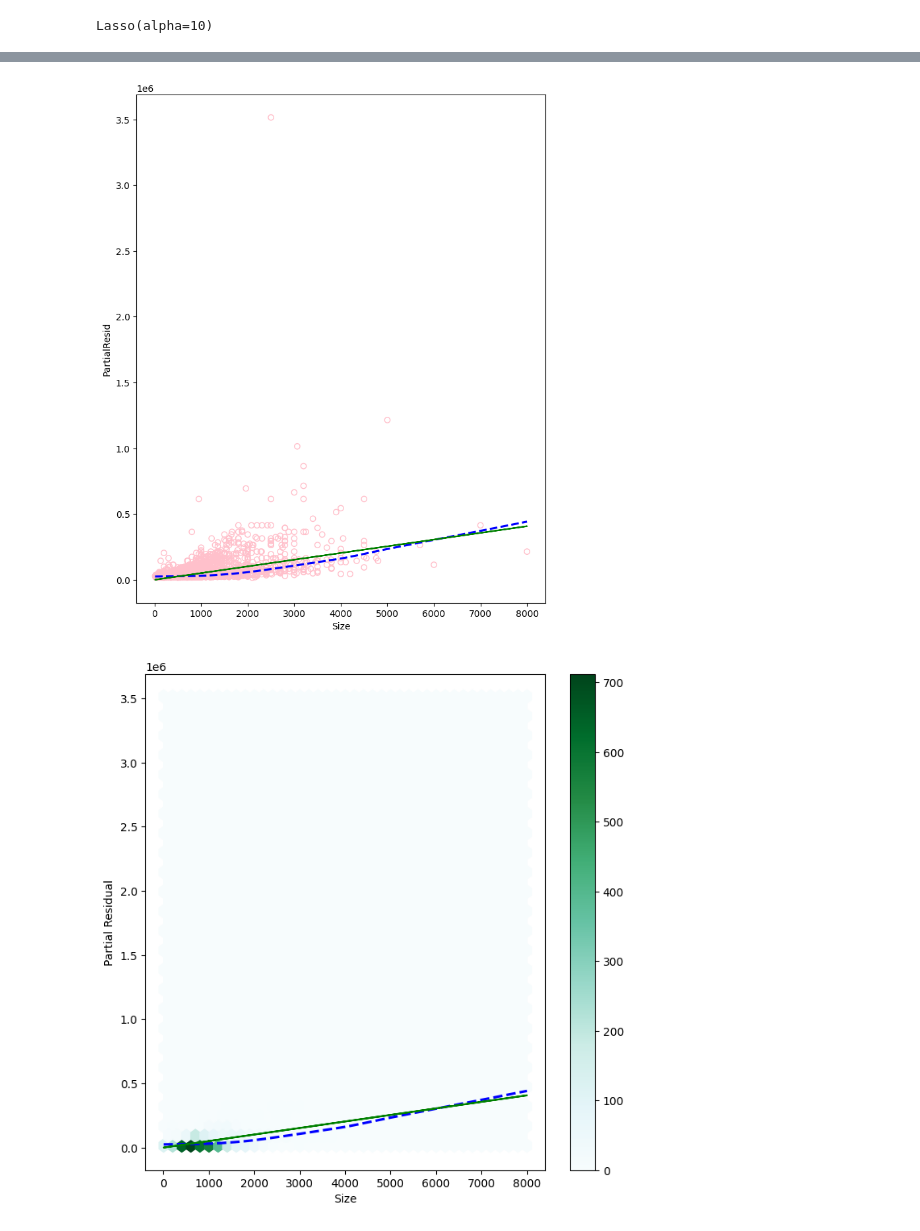
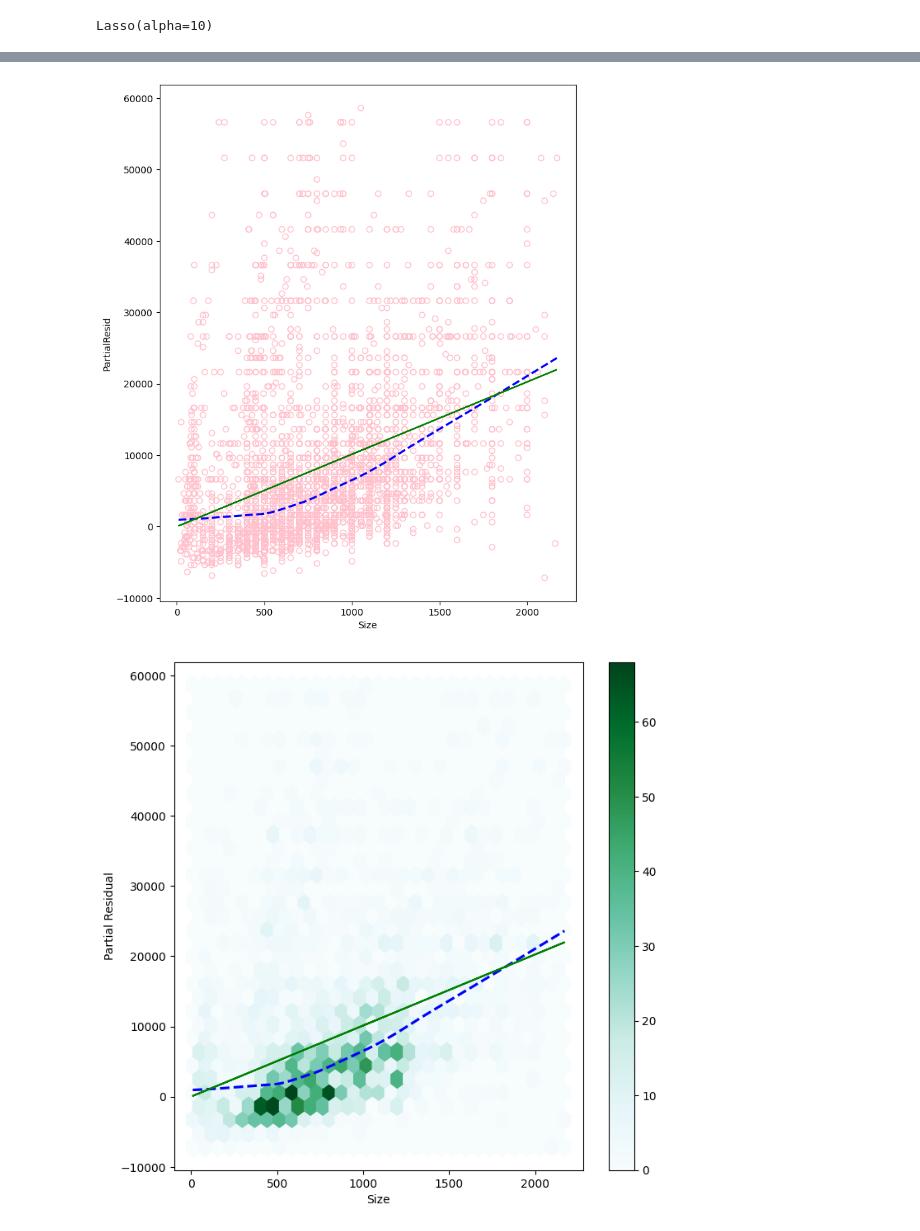
Before and after one commit to NurmukhamedKZ/Data-Projects, a Jupyter notebook: house_rent_predictor/main.ipynb, the cells around one changed output, grey strips where cells are left out. Drawn from its saved outputs; the diff is of its cells as text; code cells hidden in the pictures.

```diff
--- a/house_rent_predictor/main.ipynb
+++ b/house_rent_predictor/main.ipynb
@@ -230,7 +230,9 @@ house["floor_group"] = house["floor_group"].astype("category")
 house["Total_floors"] = house["Floor"].apply(lambda x: int(x.split(" ")[-1]) if "out of" in x else 1)
 
 # Extract month from Posted On
-house["Month"] = pd.to_datetime(house["Posted On"]).dt.month
+house["Month"] = [str(month) for month in pd.to_datetime(house["Posted On"]).dt.month]
+
+# house["Month"] = pd.to_datetime(house["Posted On"]).dt.month
 
 house
 # %% [output]
@@ -282,0 +252,19 @@ house
+# %%
+def remove_outliers(df, columns):
+    df_clean = df.copy()
+    for col in columns:
+        Q1 = df[col].quantile(0.25)
+        Q3 = df[col].quantile(0.75)
+        IQR = Q3 - Q1
+        df_clean = df_clean[(df_clean[col] >= Q1 - 1.5*IQR) &
+                           (df_clean[col] <= Q3 + 1.5*IQR)]
+    return df_clean
+
+# Remove outliers from numerical columns
+numerical_cols = ["Size", "Rent", 'Total_floors']
+house = remove_outliers(house, numerical_cols)
+
+def adjusted_r2(y_actual, y_predict, p):
+    print("**Adjusted R2**:",1-(1-r2_score(y_actual, y_predict))*(len(y_actual)-1)/(len(y_actual)-p-1))
+
+house
@@ -610,34 +562,34 @@ df = pd.DataFrame({
 })
 
 # plotting
 plt.figure(figsize=(8,10))
 plt.scatter(x=df[predictor1], y=df['PartialResid'], facecolors='none', edgecolors='pink')
 
 # smooth fit (like geom_smooth in ggplot2)
 sns.regplot(x=predictor1, y='PartialResid', data=df,
             lowess=True, scatter=False, line_kws={'linestyle':'--', 'color':'blue'})
 
 # add linear term line
 plt.plot(df[predictor1], df['Terms'], color='green')
 
 
 
 
-df.plot.hexbin(x=predictor1, y="PartialResid", gridsize=40, sharex=True, figsize=(8,8))
+df.plot.hexbin(x=predictor1, y="PartialResid", gridsize=30, sharex=True, figsize=(8,8))
 
 # smooth fit (like geom_smooth in ggplot2)
 sns.regplot(x=predictor1, y='PartialResid', data=df,
             lowess=True, scatter=False, line_kws={'linestyle':'--', 'color':'blue'})
 
 # add linear term line
 plt.plot(df[predictor1], df['Terms'], color='green')
 
 %matplotlib inline
 
 plt.xlabel(predictor1)
 plt.ylabel("Partial Residual")
 plt.show()
 # %% [output]
-[figure, old version]
+[figure, new version]
-[figure, old version]
+[figure, new version]
 # %%
```
Also changed, not shown: parts of 36 cells of this notebook, 2 other files.
